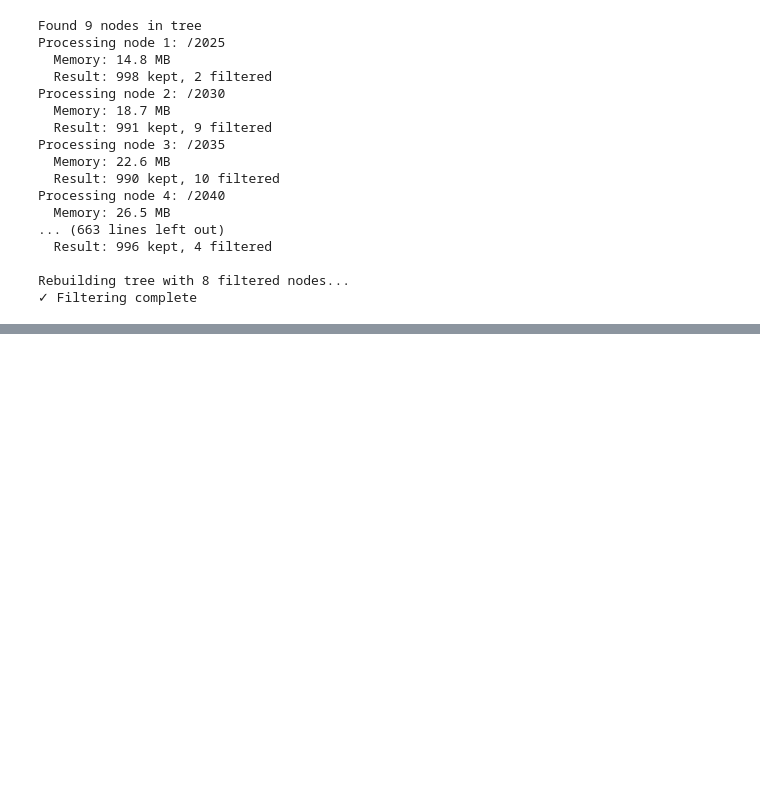
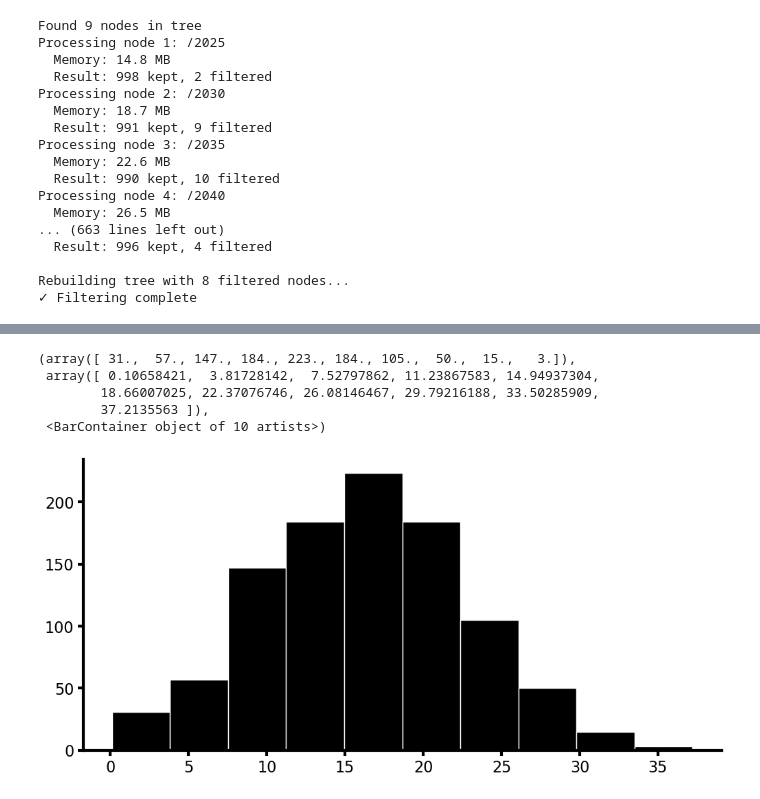
Before and after one commit to adam-bauer-34/learning_sai, a Jupyter notebook: analysis/notebooks/grid-bias-error.ipynb, the cells around one changed output, grey strips where cells are left out. Drawn from its saved outputs; the diff is of its cells as text; code cells hidden in the pictures; blank space fills up the shorter version.

```diff
--- a/analysis/notebooks/grid-bias-error.ipynb
+++ b/analysis/notebooks/grid-bias-error.ipynb
@@ -238,0 +250,9 @@ Figure saved to: /project/bbcael/ambauer/learning_sai/analysis/figs/results/2026
+# %%
+plt.hist(angles[-1,2,2])
+# %% [output]
+(array([ 31.,  57., 147., 184., 223., 184., 105.,  50.,  15.,   3.]),
+ array([ 0.10658421,  3.81728142,  7.52797862, 11.23867583, 14.94937304,
+        18.66007025, 22.37076746, 26.08146467, 29.79216188, 33.50285909,
+        37.2135563 ]),
+ <BarContainer object of 10 artists>)
+[figure, added]
```
Also changed, not shown: parts of 5 cells of this notebook, 6 other files.
